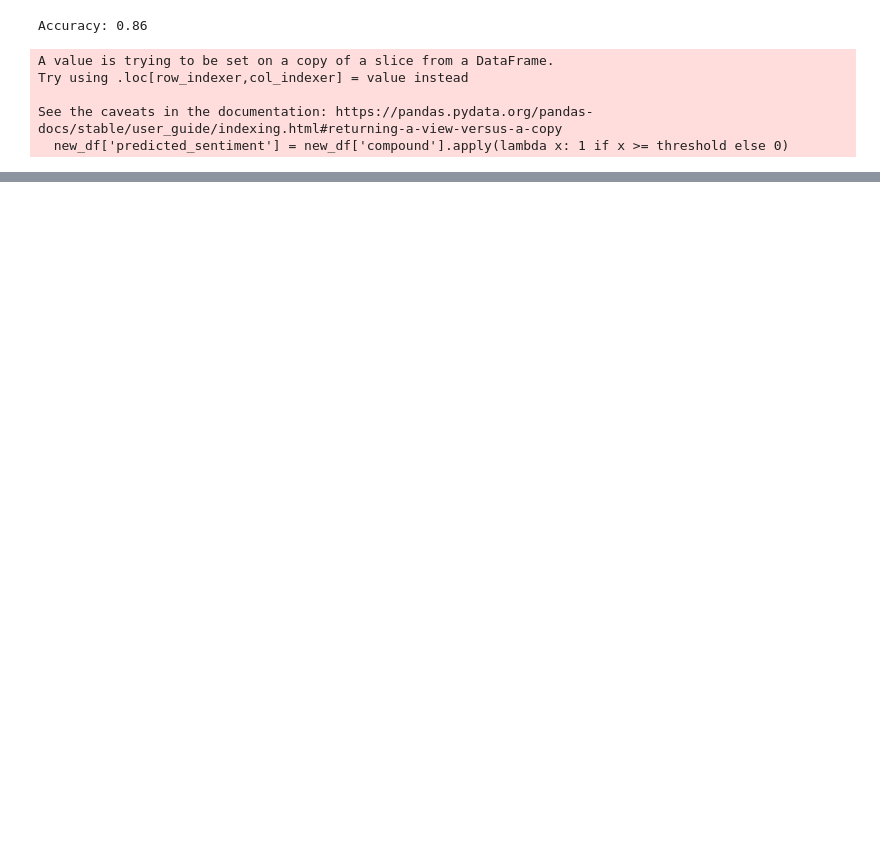
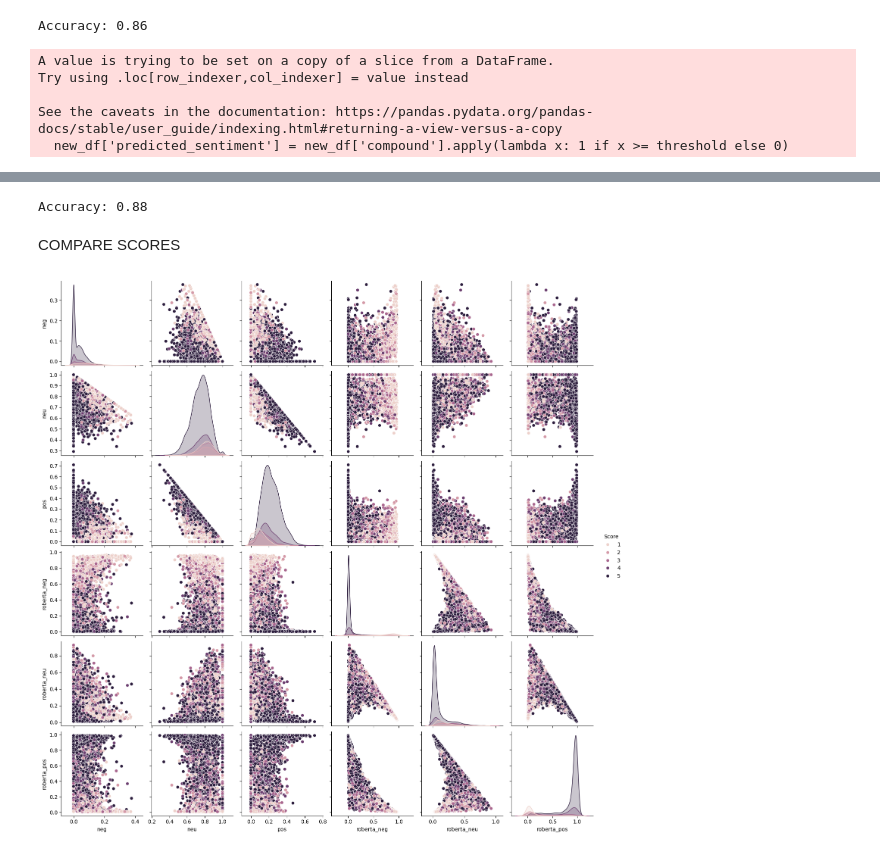
Before and after one commit to Arnava-03/sentiment_analysis_Amazon_review, a Jupyter notebook: sentiment_analysis.ipynb, the cells around one changed output, grey strips where cells are left out. Cells and saved outputs as stored; diff of their text form; code cells hidden in the pictures; blank space fills up the shorter version.

```diff
--- a/sentiment_analysis.ipynb
+++ b/sentiment_analysis.ipynb
@@ -154,0 +207,4 @@ See the caveats in the documentation: https://pandas.pydata.org/pandas-docs/stab
+# %%
+checkpoint = 'cardiffnlp/twitter-roberta-base-sentiment-latest'
+tokenizer = AutoTokenizer.from_pretrained(checkpoint)
+model = AutoModelForSequenceClassification.from_pretrained(checkpoint)
@@ -154,0 +220,15 @@ See the caveats in the documentation: https://pandas.pydata.org/pandas-docs/stab
+# %%
+# using on a test example
+test_example = df['Text'][0]
+print(test_example)
+input_tokens = tokenizer(test_example, padding=True, return_tensors='pt')
+print(f'\nInput Ids: {input_tokens}')
+outputs = model(**input_tokens)
+# print(outputs)
+scores = F.softmax(outputs.logits, dim=-1).detach().numpy()
+res = {
+    'neg': scores[0][0],
+    'neu': scores[0][1],
+    'pos': scores[0][2]
+}
+print(f'\nModel output scores: {res}')
@@ -154,0 +248,19 @@ See the caveats in the documentation: https://pandas.pydata.org/pandas-docs/stab
+# %%
+# making predictions on our dataset
+for i, sample in tqdm(enumerate(new_df['Text'])):
+  input_tokens = tokenizer(sample, padding=True, truncation=True, max_length=512, return_tensors='pt')
+  outputs = model(**input_tokens)
+  scores = F.softmax(outputs.logits, dim=-1).detach().numpy()
+  new_df.loc[i,'roberta_neg'] = scores[0][0]
+  new_df.loc[i,'roberta_neu'] = scores[0][1]
+  new_df.loc[i,'roberta_pos'] = scores[0][2]
+# %%
+#finding predicted sentiment for robert model using pos neg and neu scores
+
+def predict_sentiment_roberta(row):
+  if row['roberta_pos'] > row['roberta_neg']:
+    return 1
+  else:
+    return 0
+
+new_df['predicted_sentiment_roberta'] = new_df.apply(predict_sentiment_roberta, axis=1)
@@ -154,0 +282,13 @@ See the caveats in the documentation: https://pandas.pydata.org/pandas-docs/stab
+# %%
+#compute accuracy using the same measure
+acc = accuracy_score(new_df['predicted_sentiment_roberta'], new_df['Score'] >= 3)
+print(f"Accuracy: {acc:.2f}")
+# %% [output]
+Accuracy: 0.88
+# %% [markdown]
+COMPARE SCORES
+# %%
+sns.pairplot(data = new_df, vars = ['neg', 'neu', 'pos', 'roberta_neg', 'roberta_neu', 'roberta_pos'],hue='Score')
+plt.show()
+# %% [output]
+[figure, added]
```
Also changed, not shown: parts of 21 cells of this notebook.
